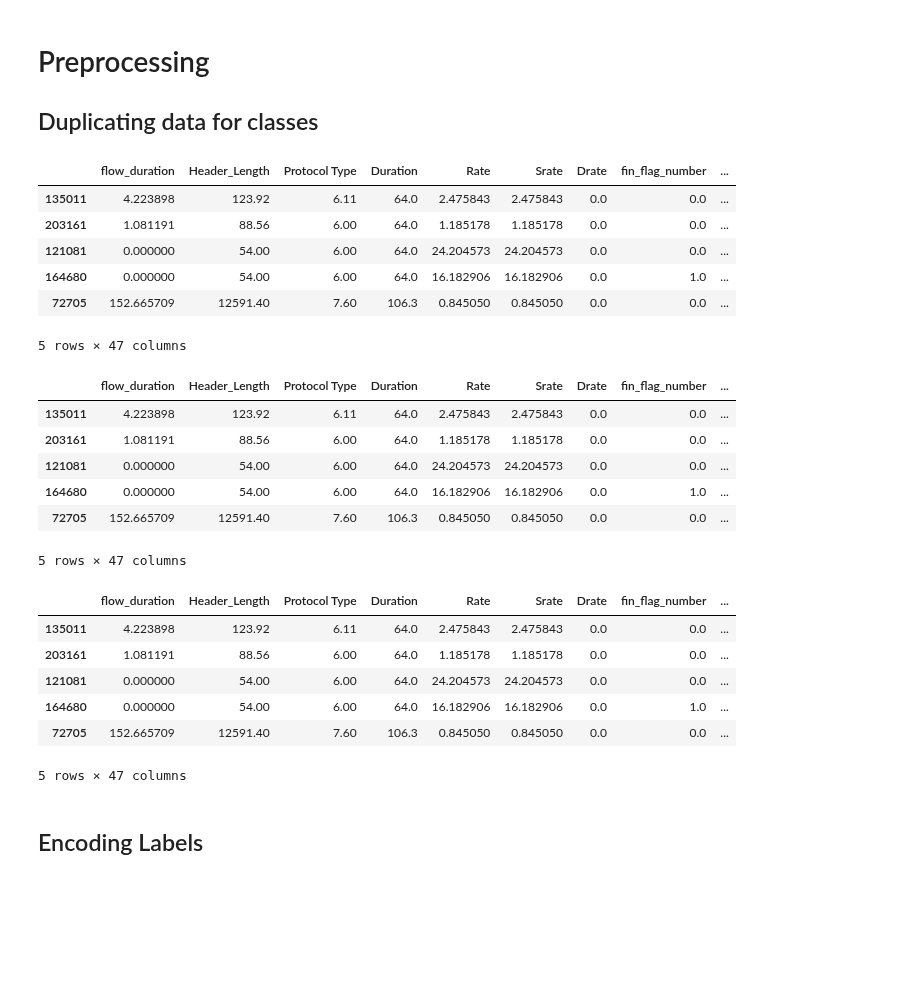
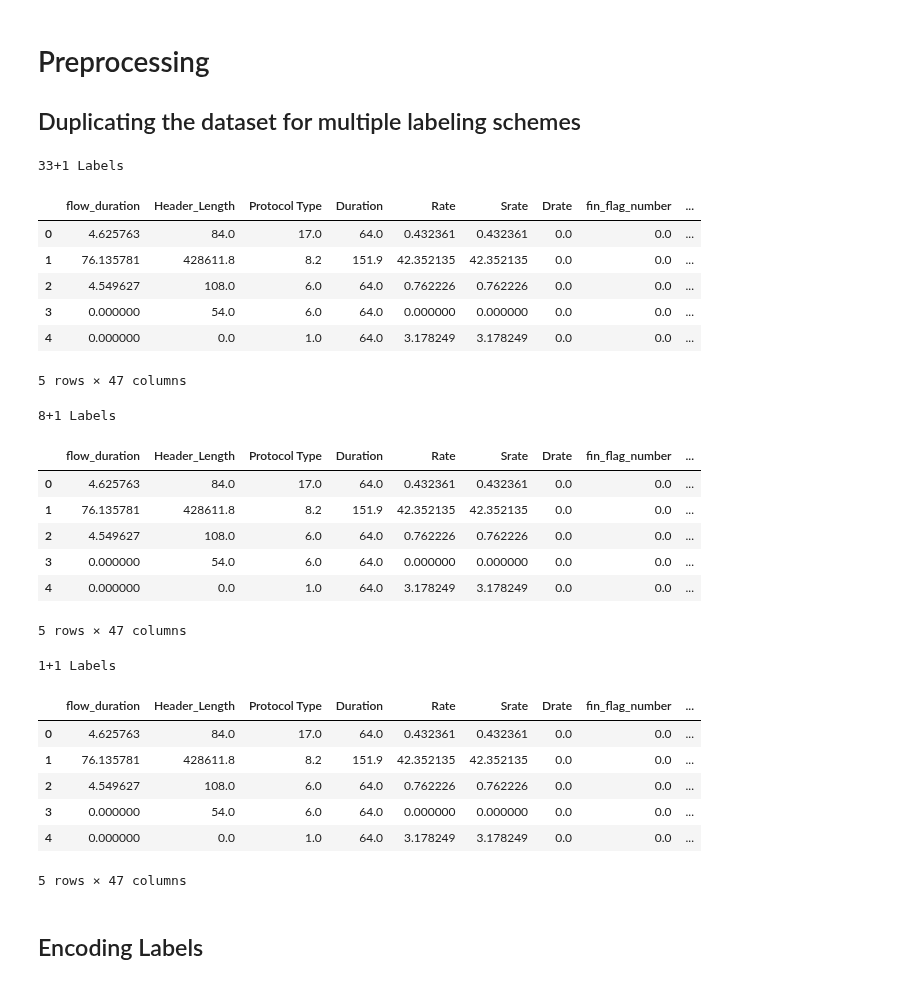
Before and after one commit to Keko787/Generating-a-Balanced-IoT-Cyber-Attack-Dataset-with-GAN-COIL-Collaboration-, a Jupyter notebook: classical_sampling_techniques/classical_sampling_techniques.ipynb, the cells around one changed output. Cells and saved outputs as stored; diff of their text form; code cells hidden in the pictures; blank space fills up the shorter version.

```diff
--- a/classical_sampling_techniques/classical_sampling_techniques.ipynb
+++ b/classical_sampling_techniques/classical_sampling_techniques.ipynb
@@ -3,25 +4,24 @@
 # %%
-# Classes: '33+1', '8+1', '1+1'
-apply_classes = ['33+1', '8+1', '1+1']
+label_classes = ['33+1', '8+1', '1+1']  # Classes: '33+1', '8+1', '1+1'
 
-# Samplers: None, 'RandomOverSampler', 'RandomUnderSampler', 'SMOTE', 'ClusterCentroids'
+sampling_method = None   # Samplers: None, 'RandomOverSampler', 'RandomUnderSampler', 'SMOTE', 'ClusterCentroids'
 # Note: SMOTE is O(n^2) to O(n^3). Using a sample size of 1 CSV file takes ~10 min per class to oversample on a OC'd 9700k.
 #       Limit the sample size to 1 CSV file unless you want to measure completion time on a geologic timescale.
-apply_sampling = 'ClusterCentroids'    # Select ONE from above
 
-# Evaluators: 'XGBoost', 'LogisticRegression', 'Perceptron', 'AdaBoost', 'RandomForest', 'DeepNeuralNetwork', 'KNearestNeighbor'
-apply_evaluators = ['Perceptron', 'AdaBoost']
+# Random Seeds:
+file_seed = 42
+sampler_seed = 42
 
 
 # Notebook parameter validation
-for _class in apply_classes:
+for _class in label_classes:
     if _class not in ['33+1', '8+1', '1+1']:
         assert False, f'{_class} is an invalid class structure.'
 
-if apply_sampling not in [None, 'RandomOverSampler', 'RandomUnderSampler', 'SMOTE', 'ClusterCentroids']:
-    assert False, f'{apply_sampling} is an invalid sampling method.'
+if sampling_method not in [None, 'RandomOverSampler', 'RandomUnderSampler', 'SMOTE', 'ClusterCentroids']:
+    assert False, f'{sampling_method} is an invalid sampling method.'
 
-for evaluator in apply_evaluators:
+for evaluator in evaluator_types:
     if evaluator not in ['XGBoost', 'LogisticRegression', 'Perceptron', 'AdaBoost',
                          'RandomForest', 'DeepNeuralNetwork', 'KNearestNeighbor']:
         assert False, f'{evaluator} is an invalid evaluator.'
@@ -121,10 +133,10 @@ Name: count, dtype: int64
 # %% [markdown]
 # Preprocessing
-## Duplicating data for classes
+## Duplicating the dataset for multiple labeling schemes
 # %%
 all_data = {}
 
-for _class in apply_classes:
+for _class in label_classes:
     all_data[_class] = full_data.copy()
 
     match _class:
@@ -146,60 +158,59 @@ for _class in apply_classes:
                 'DDoS-TCP_Flood': 'DDoS',
                 'DDoS-UDP_Flood': 'DDoS',
                 'DDoS-UDP_Fragmentation': 'DDoS',
                 'DNS_Spoofing': 'Spoofing',
                 'DictionaryBruteForce': 'BruteForce',
                 'DoS-HTTP_Flood': 'DoS',
                 'DoS-SYN_Flood': 'DoS',
                 'DoS-TCP_Flood': 'DoS',
                 'DoS-UDP_Flood': 'DoS',
                 'MITM-ArpSpoofing': 'Spoofing',
                 'Mirai-greeth_flood': 'Mirai',
                 'Mirai-greip_flood': 'Mirai',
                 'Mirai-udpplain': 'Mirai',
                 'Recon-HostDiscovery': 'Recon',
                 'Recon-OSScan': 'Recon',
                 'Recon-PingSweep': 'Recon',
                 'Recon-PortScan': 'Recon',
                 'SqlInjection': 'Web',
                 'Uploading_Attack': 'Web',
                 'VulnerabilityScan': 'Recon',
                 'XSS': 'Web'
             }
             all_data['8+1']['label'] = all_data['8+1']['label'].map(label_categories)
 
         case '1+1':
             all_data['1+1'].loc[all_data['1+1']['label'] != 'BenignTraffic', 'label'] = 'Attack'
             all_data['1+1'].loc[all_data['1+1']['label'] == 'BenignTraffic', 'label'] = 'Benign'
 
-all_data[apply_classes[0]].head()
+for _class in label_classes:
+    print(f'{_class} Labels')
+    display(all_data[_class].head(5))
 # %% [output]
+33+1 Labels
 |  | flow_duration | Header_Length | Protocol Type | Duration | Rate | Srate | Drate | fin_flag_number | ... |
-| 135011 | 4.223898 | 123.92 | 6.11 | 64.0 | 2.475843 | 2.475843 | 0.0 | 0.0 | ... |
-| 203161 | 1.081191 | 88.56 | 6.00 | 64.0 | 1.185178 | 1.185178 | 0.0 | 0.0 | ... |
-| 121081 | 0.000000 | 54.00 | 6.00 | 64.0 | 24.204573 | 24.204573 | 0.0 | 0.0 | ... |
-| 164680 | 0.000000 | 54.00 | 6.00 | 64.0 | 16.182906 | 16.182906 | 0.0 | 1.0 | ... |
-| 72705 | 152.665709 | 12591.40 | 7.60 | 106.3 | 0.845050 | 0.845050 | 0.0 | 0.0 | ... |
+| 0 | 4.625763 | 84.0 | 17.0 | 64.0 | 0.432361 | 0.432361 | 0.0 | 0.0 | ... |
+| 1 | 76.135781 | 428611.8 | 8.2 | 151.9 | 42.352135 | 42.352135 | 0.0 | 0.0 | ... |
+| 2 | 4.549627 | 108.0 | 6.0 | 64.0 | 0.762226 | 0.762226 | 0.0 | 0.0 | ... |
+| 3 | 0.000000 | 54.0 | 6.0 | 64.0 | 0.000000 | 0.000000 | 0.0 | 0.0 | ... |
+| 4 | 0.000000 | 0.0 | 1.0 | 64.0 | 3.178249 | 3.178249 | 0.0 | 0.0 | ... |
-5 rows × 47 columns
+5 rows × 47 columns
+8+1 Labels
+|  | flow_duration | Header_Length | Protocol Type | Duration | Rate | Srate | Drate | fin_flag_number | ... |
+| 0 | 4.625763 | 84.0 | 17.0 | 64.0 | 0.432361 | 0.432361 | 0.0 | 0.0 | ... |
+| 1 | 76.135781 | 428611.8 | 8.2 | 151.9 | 42.352135 | 42.352135 | 0.0 | 0.0 | ... |
+| 2 | 4.549627 | 108.0 | 6.0 | 64.0 | 0.762226 | 0.762226 | 0.0 | 0.0 | ... |
+| 3 | 0.000000 | 54.0 | 6.0 | 64.0 | 0.000000 | 0.000000 | 0.0 | 0.0 | ... |
+| 4 | 0.000000 | 0.0 | 1.0 | 64.0 | 3.178249 | 3.178249 | 0.0 | 0.0 | ... |
+5 rows × 47 columns
+1+1 Labels
+|  | flow_duration | Header_Length | Protocol Type | Duration | Rate | Srate | Drate | fin_flag_number | ... |
+| 0 | 4.625763 | 84.0 | 17.0 | 64.0 | 0.432361 | 0.432361 | 0.0 | 0.0 | ... |
+| 1 | 76.135781 | 428611.8 | 8.2 | 151.9 | 42.352135 | 42.352135 | 0.0 | 0.0 | ... |
+| 2 | 4.549627 | 108.0 | 6.0 | 64.0 | 0.762226 | 0.762226 | 0.0 | 0.0 | ... |
+| 3 | 0.000000 | 54.0 | 6.0 | 64.0 | 0.000000 | 0.000000 | 0.0 | 0.0 | ... |
+| 4 | 0.000000 | 0.0 | 1.0 | 64.0 | 3.178249 | 3.178249 | 0.0 | 0.0 | ... |
+5 rows × 47 columns
-# %%
-all_data[apply_classes[1]].head()
-# %% [output]
-|  | flow_duration | Header_Length | Protocol Type | Duration | Rate | Srate | Drate | fin_flag_number | ... |
-| 135011 | 4.223898 | 123.92 | 6.11 | 64.0 | 2.475843 | 2.475843 | 0.0 | 0.0 | ... |
-| 203161 | 1.081191 | 88.56 | 6.00 | 64.0 | 1.185178 | 1.185178 | 0.0 | 0.0 | ... |
-| 121081 | 0.000000 | 54.00 | 6.00 | 64.0 | 24.204573 | 24.204573 | 0.0 | 0.0 | ... |
-| 164680 | 0.000000 | 54.00 | 6.00 | 64.0 | 16.182906 | 16.182906 | 0.0 | 1.0 | ... |
-| 72705 | 152.665709 | 12591.40 | 7.60 | 106.3 | 0.845050 | 0.845050 | 0.0 | 0.0 | ... |
-5 rows × 47 columns
-# %%
-all_data[apply_classes[2]].head()
-# %% [output]
-|  | flow_duration | Header_Length | Protocol Type | Duration | Rate | Srate | Drate | fin_flag_number | ... |
-| 135011 | 4.223898 | 123.92 | 6.11 | 64.0 | 2.475843 | 2.475843 | 0.0 | 0.0 | ... |
-| 203161 | 1.081191 | 88.56 | 6.00 | 64.0 | 1.185178 | 1.185178 | 0.0 | 0.0 | ... |
-| 121081 | 0.000000 | 54.00 | 6.00 | 64.0 | 24.204573 | 24.204573 | 0.0 | 0.0 | ... |
-| 164680 | 0.000000 | 54.00 | 6.00 | 64.0 | 16.182906 | 16.182906 | 0.0 | 1.0 | ... |
-| 72705 | 152.665709 | 12591.40 | 7.60 | 106.3 | 0.845050 | 0.845050 | 0.0 | 0.0 | ... |
-5 rows × 47 columns
 # %% [markdown]
 
 ## Encoding Labels
```
Also changed, not shown: parts of 27 cells of this notebook.
